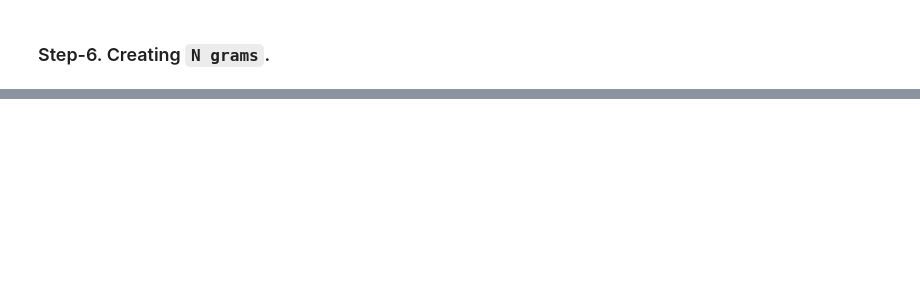
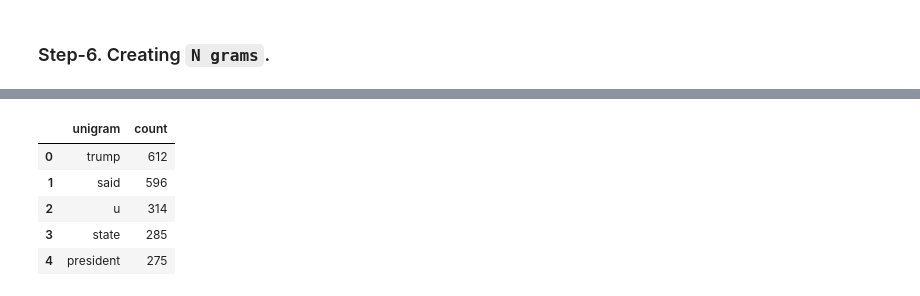
Before and after one commit to Pavan-AIML/NLP_based_REAL-Fake_new_classifier., a Jupyter notebook: code.ipynb, the cells around one changed output, grey strips where cells are left out. Saved outputs shown, nothing was run; the diff lists cells and outputs as text; code cells hidden in the pictures; blank space fills up the shorter version.

```diff
--- a/code.ipynb
+++ b/code.ipynb
@@ -436,2 +444,11 @@ tokens_clean = sum(df['text_clean'], [])
 # %% [markdown]
 ### Step-6. Creating `N grams`.
+# %%
+unigrams = (pd.Series(nltk.ngrams(tokens_clean, 1)).value_counts())
+# print(unigrams[:10])
+unigrams_df = unigrams.reset_index()
+unigrams_df.columns = ['unigram', 'count']
+# extracting the strings from tuple.
+unigrams_df['unigram'] = unigrams_df['unigram'].apply(lambda x: x[0])
+
+print(unigrams_df[:10])
@@ -437,0 +467,9 @@ tokens_clean = sum(df['text_clean'], [])
+# %%
+unigrams_df.head()
+# %% [output]
+|  | unigram | count |
+| 0 | trump | 612 |
+| 1 | said | 596 |
+| 2 | u | 314 |
+| 3 | state | 285 |
+| 4 | president | 275 |
```
Also changed, not shown: parts of 17 cells of this notebook.
